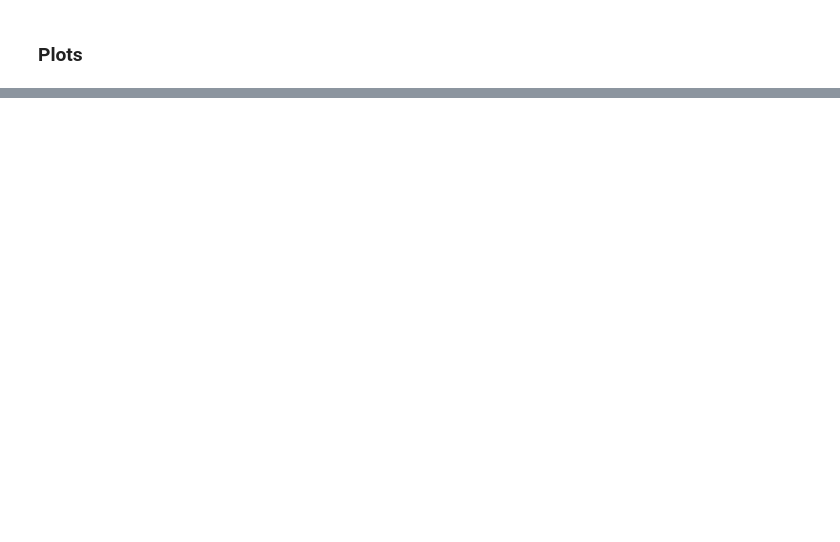
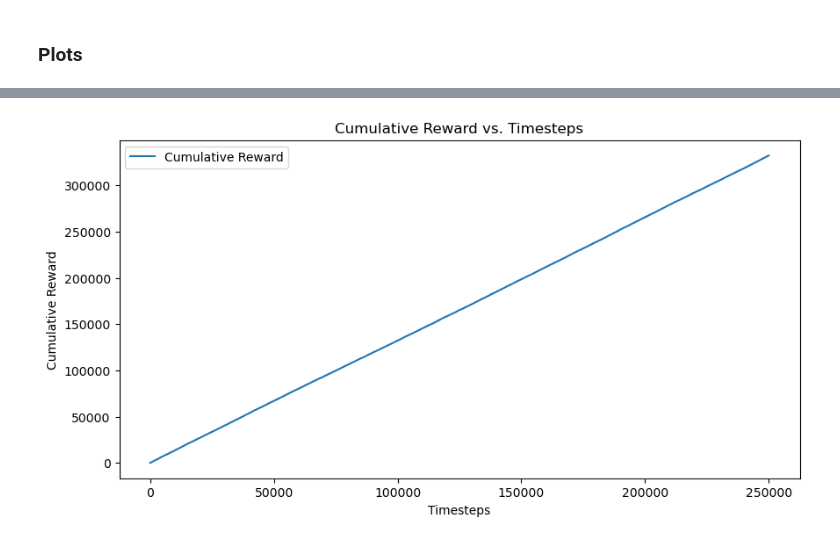
Before and after one commit to chilliavocado/spark, a Jupyter notebook: app/src/spark/agent/sac.ipynb, the cells around one changed output, grey strips where cells are left out. Cells and saved outputs as stored; diff of their text form; code cells hidden in the pictures; blank space fills up the shorter version.

```diff
--- a/app/src/spark/agent/sac.ipynb
+++ b/app/src/spark/agent/sac.ipynb
@@ -422,3 +387,29 @@ class RewardLoggingCallback(BaseCallback):
+# %%
+# Custom callback to log rewards for plotting
+class RewardLoggingCallback(BaseCallback):
+    def __init__(self, log_file="training_rewards.csv", verbose=0):
+        super(RewardLoggingCallback, self).__init__(verbose)
+        self.rewards = []
+        self.log_file = log_file
+
+        # Open the file in write mode and add a header row for the CSV log
+        with open(self.log_file, mode="w", newline="") as file:
+            writer = csv.writer(file)
+            writer.writerow(["Timestep", "Reward"])
+
+    def _on_step(self) -> bool:
+        # Get the reward from the last step
+        reward = self.locals.get("rewards")  # Get rewards from `self.locals`
+        if reward:
+            reward_value = reward[0]  # Assuming single environment
+            self.rewards.append(reward_value)
+
+            # Append the reward and timestep to the CSV file
+            with open(self.log_file, mode="a", newline="") as file:
+                writer = csv.writer(file)
+                writer.writerow([self.num_timesteps, reward_value])
+
+        return True
 # %%
 # Set up TensorBoard logging directory
 tensorboard_log_dir = "./tensorboard_logs/"
@@ -435,7 +449,9 @@ model.set_logger(new_logger)
 # %%
 # Initialize custom callbacks
-total_timesteps = 100000
+total_timesteps = 250000
 reward_callback = RewardLoggingCallback()
-progress_callback = TQDMProgressBarCallback(total_timesteps=total_timesteps)
+
+# Initialize the callback with CSV logging
+reward_callback = RewardLoggingCallback(log_file="training_rewards.csv")
 # %%
 # Train the model with both progress and reward logging callbacks
@@ -461,0 +492,12 @@ plot_training_metrics(reward_callback.rewards)
+# %%
+# Plot cumulative rewards
+cumulative_rewards = np.cumsum(reward_callback.rewards)
+plt.figure(figsize=(10, 5))
+plt.plot(cumulative_rewards, label="Cumulative Reward")
+plt.xlabel("Timesteps")
+plt.ylabel("Cumulative Reward")
+plt.title("Cumulative Reward vs. Timesteps")
+plt.legend()
+plt.show()
+# %% [output]
+[figure, added]
```
Also changed, not shown: parts of 10 cells of this notebook, 7 other files.
